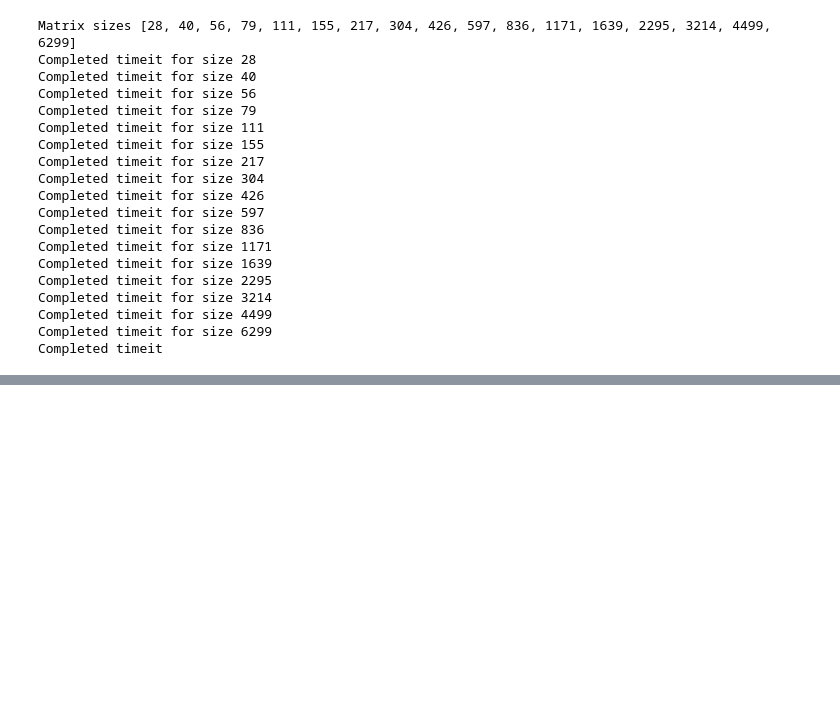
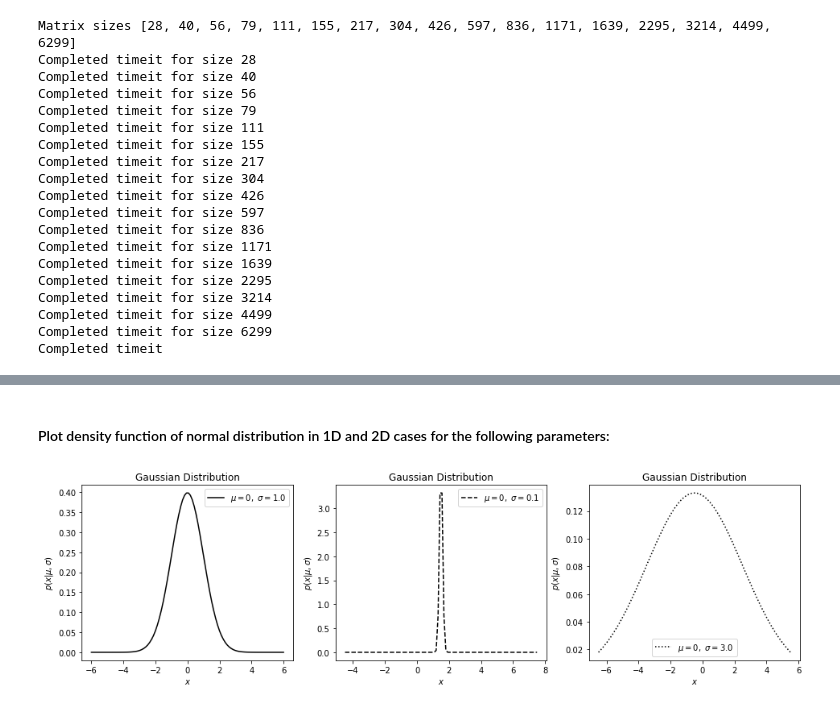
Before and after one commit to bvdmitri/ml-course, a Jupyter notebook: 01.tutorial/Exercise 2.ipynb, the cells around one changed output, grey strips where cells are left out. Drawn from its saved outputs; the diff is of its cells as text; code cells hidden in the pictures; blank space fills up the shorter version.

```diff
--- a/01.tutorial/Exercise 2.ipynb
+++ b/01.tutorial/Exercise 2.ipynb
@@ -119,0 +119,34 @@ _ = plt.yticks(fontsize=14)
+# %% [markdown]
+#### Plot density function of normal distribution in 1D and 2D cases for the following parameters:
+# %%
+import numpy as np
+from scipy.stats import norm
+from matplotlib import pyplot as plt
+
+plt.figure(figsize=(16,4))
+
+configurations = [(0, 1), (1.5, 0.1), (-0.5, 3)]
+linestyles = ['-', '--', ':']
+
+index = 1
+for conf, ls, color in zip(configurations, linestyles, colors):
+    plt.subplot(1,3,index)
+    index += 1
+
+    mean = conf[0]
+    sigma = conf[1]
+    dist = norm(mean, sigma)
+
+    x = np.linspace(-6 + mean,6 + mean,100)
+    plt.plot(x, dist.pdf(x), ls=ls, c='black',
+             label=r'$\mu=%i,\ \sigma=%.1f$' % (mu, sigma))
+
+    plt.xlabel('$x$')
+    plt.ylabel(r'$p(x|\mu,\sigma)$')
+    plt.title('Gaussian Distribution')
+    plt.legend()
+
+plt.show()
+# plt.ylim(-1, 1)
+# %% [output]
+[figure, added]
```
Also changed, not shown: parts of 1 cell of this notebook.
